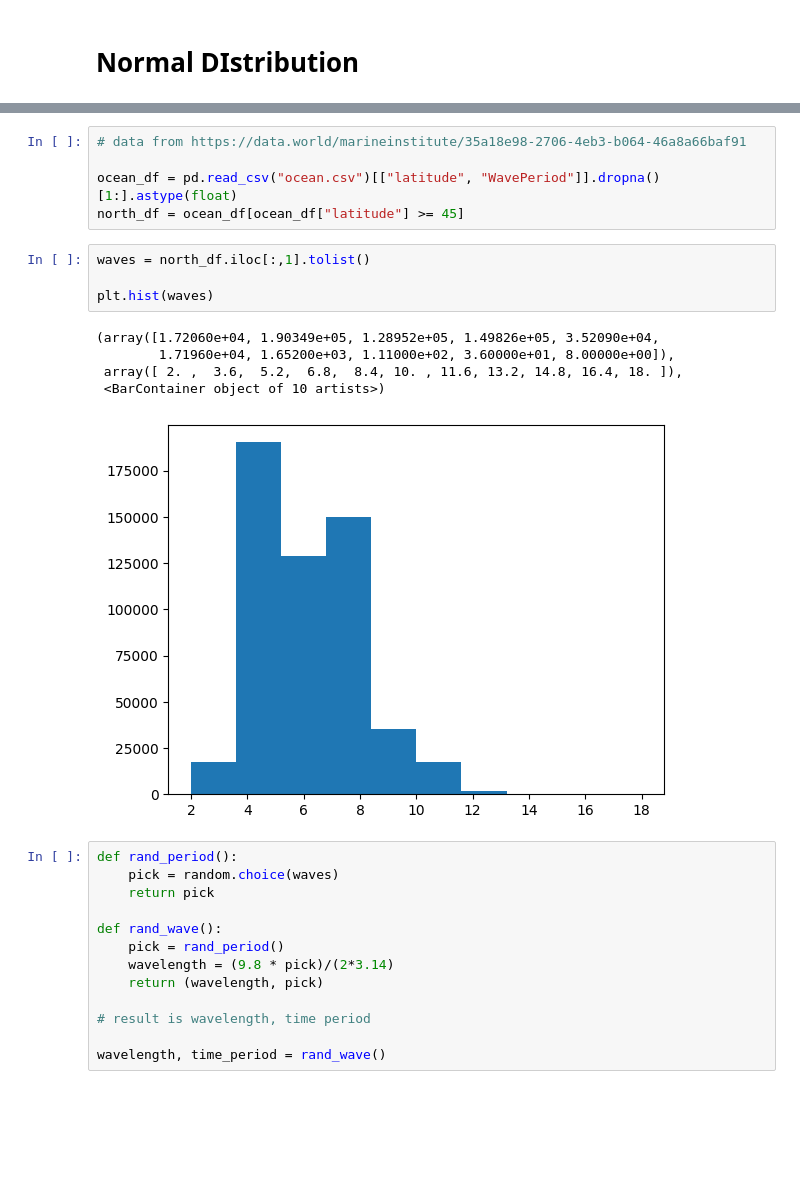
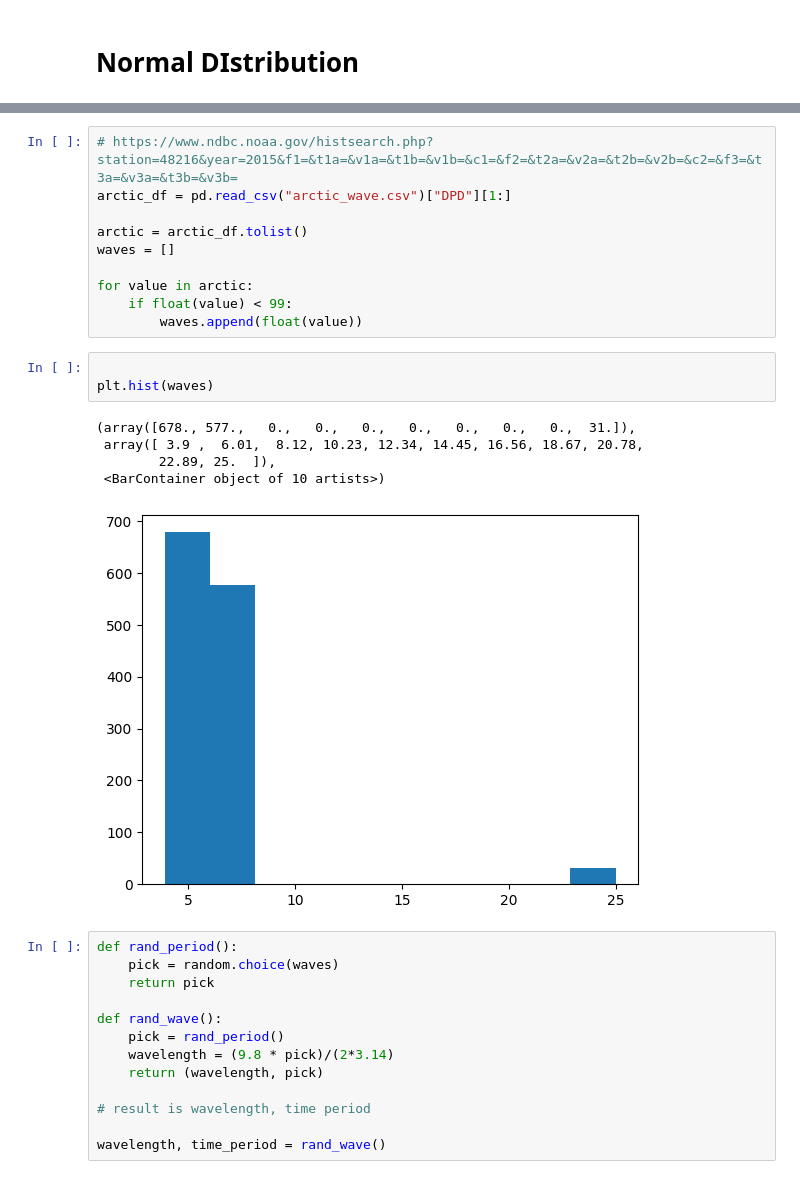
Before and after one commit to Marissa-working/Ice-Floe-Research, a Jupyter notebook: ice_floe.ipynb, the cells around one changed output, grey strips where cells are left out. Cells and saved outputs as stored; diff of their text form; blank space fills up the shorter version.

Commit message:
Added arctic dataset

```diff
--- a/ice_floe.ipynb
+++ b/ice_floe.ipynb
@@ -18,18 +18,22 @@ plt.show()
-# %%
-# data from https://data.world/marineinstitute/35a18e98-2706-4eb3-b064-46a8a66baf91
-
-ocean_df = pd.read_csv("ocean.csv")[["latitude", "WavePeriod"]].dropna()[1:].astype(float)
-north_df = ocean_df[ocean_df["latitude"] >= 45]
+# %%
+# https://www.ndbc.noaa.gov/histsearch.php?station=48216&year=2015&f1=&t1a=&v1a=&t1b=&v1b=&c1=&f2=&t2a=&v2a=&t2b=&v2b=&c2=&f3=&t3a=&v3a=&t3b=&v3b=
+arctic_df = pd.read_csv("arctic_wave.csv")["DPD"][1:]
+
+arctic = arctic_df.tolist()
+waves = []
+
+for value in arctic:
+    if float(value) < 99:
+        waves.append(float(value))
 # %%
-waves = north_df.iloc[:,1].tolist()
 
 plt.hist(waves)
 # %% [output]
-(array([1.72060e+04, 1.90349e+05, 1.28952e+05, 1.49826e+05, 3.52090e+04,
-        1.71960e+04, 1.65200e+03, 1.11000e+02, 3.60000e+01, 8.00000e+00]),
- array([ 2. ,  3.6,  5.2,  6.8,  8.4, 10. , 11.6, 13.2, 14.8, 16.4, 18. ]),
+(array([678., 577.,   0.,   0.,   0.,   0.,   0.,   0.,   0.,  31.]),
+ array([ 3.9 ,  6.01,  8.12, 10.23, 12.34, 14.45, 16.56, 18.67, 20.78,
+        22.89, 25.  ]),
  <BarContainer object of 10 artists>)
-[figure, old version]
+[figure, new version]
 # %%
 def rand_period():
     pick = random.choice(waves)
```
Also changed, not shown: parts of 3 cells of this notebook.
